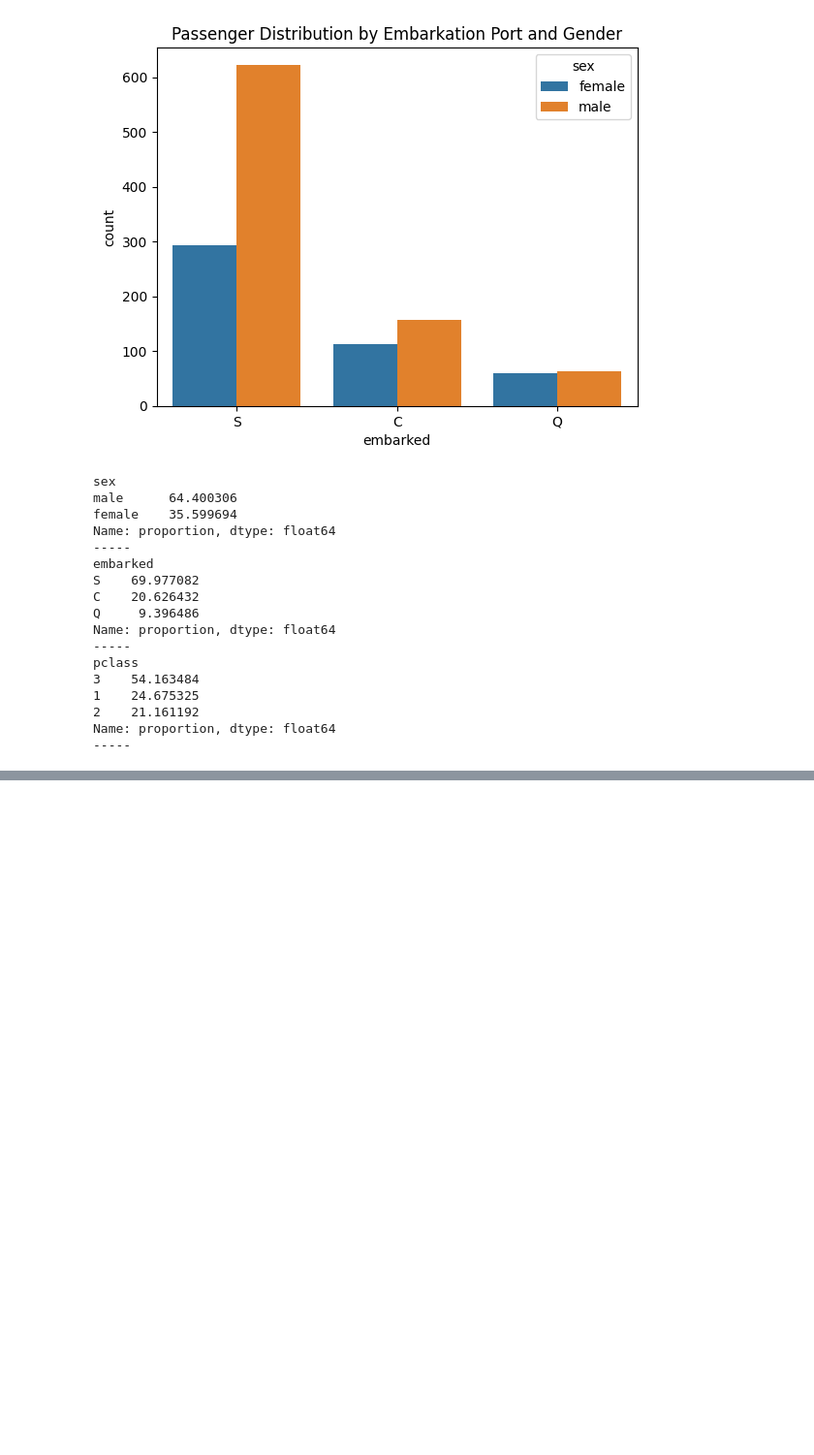
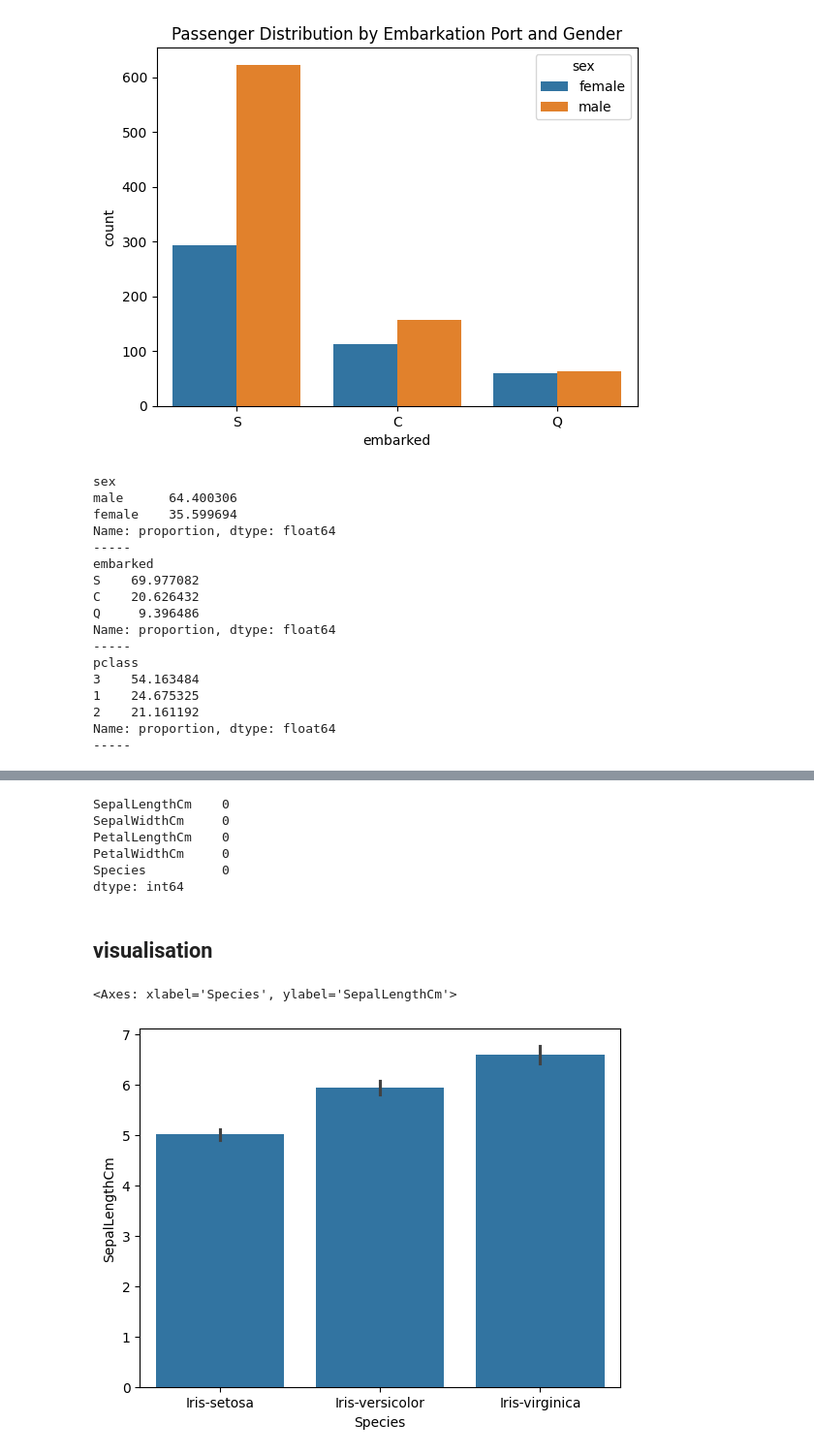
Before and after one commit to bvkiran8058/Data-Science-with-GenAI, a Jupyter notebook: EDA/Stage-1 Beginner Level.ipynb, the cells around one changed output, grey strips where cells are left out. Shown at 97% size. Drawn from its saved outputs; the diff is of its cells as text; code cells hidden in the pictures; blank space fills up the shorter version.

Commit message:
Added new dataset to EDA

```diff
--- a/EDA/Stage-1 Beginner Level.ipynb
+++ b/EDA/Stage-1 Beginner Level.ipynb
@@ -430,0 +440,3 @@ Name: proportion, dtype: float64
+# %%
+iris_dataset = pd.read_csv('../data/Iris.csv', index_col='Id')
+iris_dataset.head()
@@ -430,0 +487,16 @@ Name: proportion, dtype: float64
+# %%
+iris_dataset.isnull().sum()
+# %% [output]
+SepalLengthCm    0
+SepalWidthCm     0
+PetalLengthCm    0
+PetalWidthCm     0
+Species          0
+dtype: int64
+# %% [markdown]
+## visualisation
+# %%
+sns.barplot(iris_dataset, x='Species', y='SepalLengthCm', estimator='mean')
+# %% [output]
+<Axes: xlabel='Species', ylabel='SepalLengthCm'>
+[figure, added]
```
Also changed, not shown: parts of 18 cells of this notebook, 1 other file.
